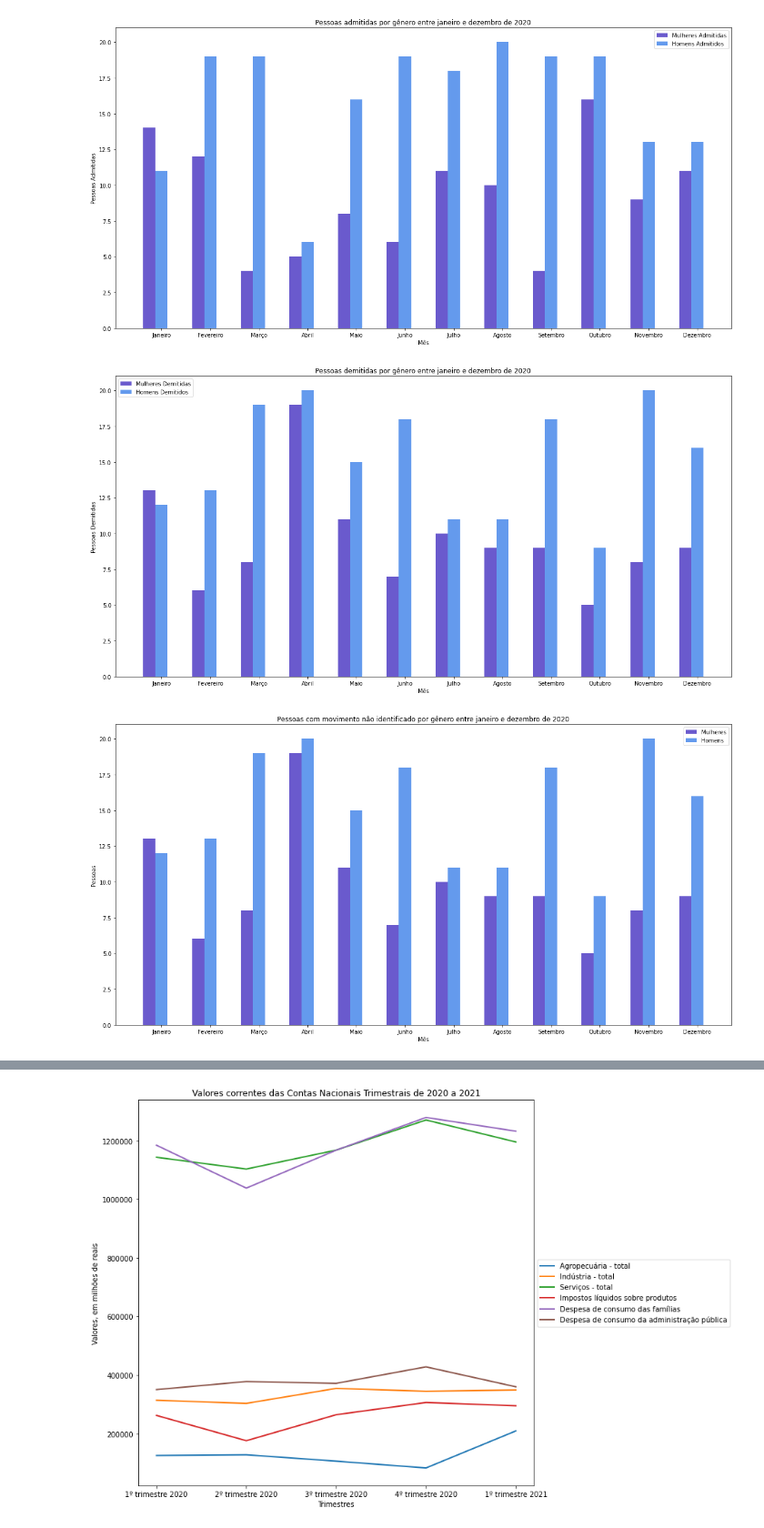
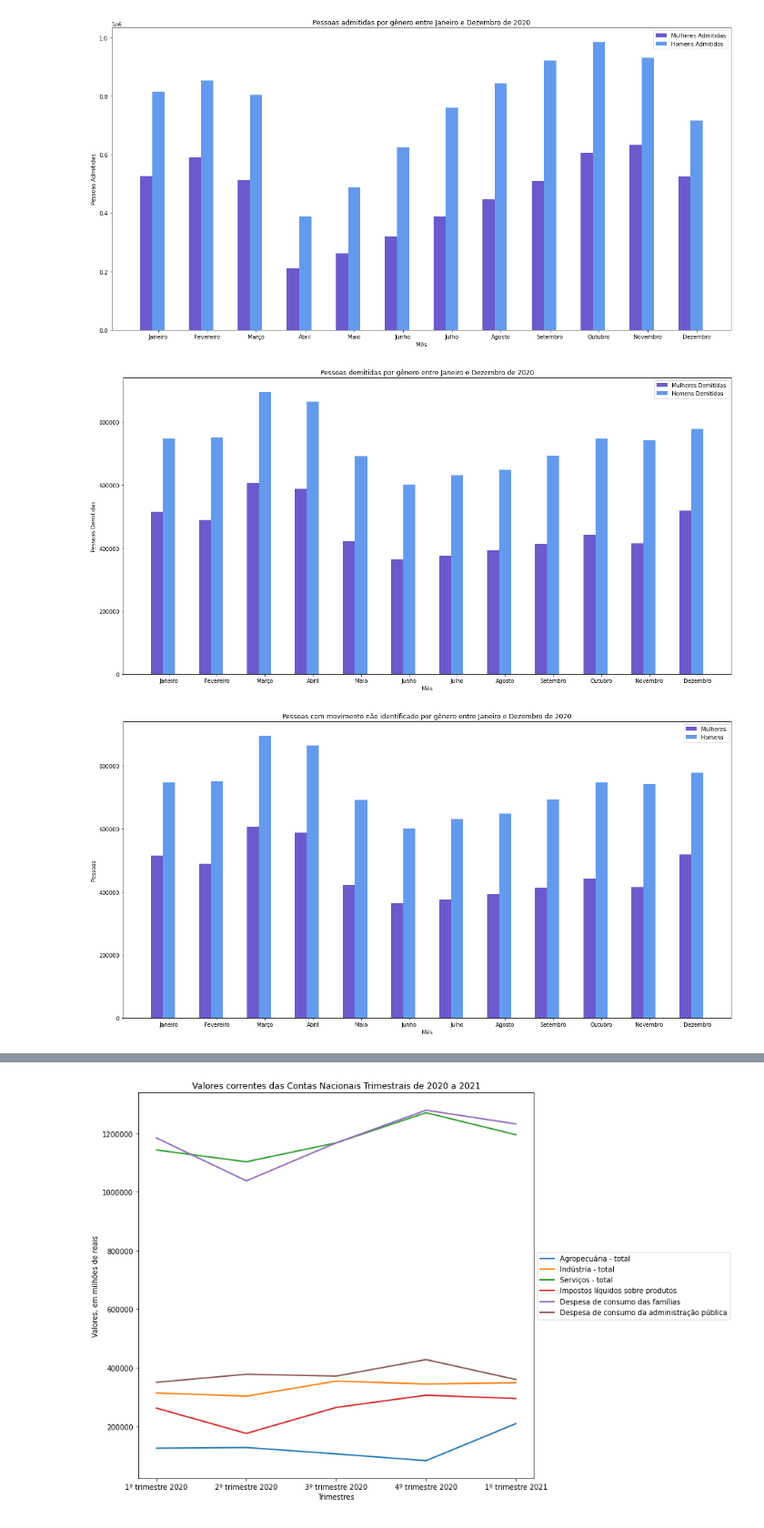
Before and after one commit to barbaraport/analise-empregabilidade-caged, a Jupyter notebook: analise-empregabilidade-caged.ipynb, the cells around one changed output, grey strips where cells are left out. Shown at 91% size. Saved outputs shown, nothing was run; the diff lists cells and outputs as text; code cells hidden in the pictures.

```diff
--- a/analise-empregabilidade-caged.ipynb
+++ b/analise-empregabilidade-caged.ipynb
@@ -211,11 +207,12 @@ def plotGraficoEmpregoGenero(mulheres,homens,label_homens,label_mulheres,xlabel,
 #Admissões e demissões por gênero 2020
 empregoPorGenero2020 = {}
 for mes in movimento2020:
-    empregoPorGenero2020[mes]=contagemEmpregoSexo(movimento2020[mes].sample(50).groupby(['tipomovimentação'])['sexo'].value_counts().to_dict())
+    empregoPorGenero2020[mes]=contagemEmpregoSexo(movimento2020[mes].groupby(['tipomovimentação'])['sexo'].value_counts().to_dict())
+
 #Admissões e demissões por gênero 2021
 empregoPorGenero2021 = {}
 for mes in movimento2021:
-    empregoPorGenero2021[mes]=contagemEmpregoSexo(movimento2021[mes].sample(50).groupby(['tipomovimentação'])['sexo'].value_counts().to_dict())
+    empregoPorGenero2021[mes]=contagemEmpregoSexo(movimento2021[mes].groupby(['tipomovimentação'])['sexo'].value_counts().to_dict())
 # %%
 #função para renderizar o gráfico de emprego de acordo com a classe social
 def plotGraficoEmpregoClasseSocial(lista_A,lista_B,lista_C,lista_D,lista_E,ylabel,xlabel,title,tamanhox,tamanhoy,meses):
@@ -237,26 +234,27 @@ def plotGraficoEmpregoClasseSocial(lista_A,lista_B,lista_C,lista_D,lista_E,ylabe
 # %%
 #Gŕaficos de Admissões e demissões por gênero 2020
 mulheres_admitidos2020 = []
 mulheres_demitidos2020 = []
 homens_admitidos2020 = []
 homens_demitidos2020 = []
 mulheres_nao_identificado2020 = []
 homens_nao_identificado2020 = []
 
 for mes,dic in empregoPorGenero2020.items():
     mulheres_admitidos2020.append(dic['mulheres']['admissoes'])
     homens_admitidos2020.append(dic['homens']['admissoes'])
     mulheres_demitidos2020.append(dic['mulheres']['demissoes'])
     homens_demitidos2020.append(dic['homens']['demissoes'])
     mulheres_nao_identificado2020.append(dic['mulheres']['nao_identificado'])
     homens_nao_identificado2020.append(dic['homens']['nao_identificado'])
-plotGraficoEmpregoGenero(mulheres_admitidos2020,homens_admitidos2020,'Homens Admitidos','Mulheres Admitidas','Mês','Pessoas Admitidas','Pessoas admitidas por gênero entre janeiro e dezembro de 2020',20,10,meses_grafico2020)
-plotGraficoEmpregoGenero(mulheres_demitidos2020,homens_demitidos2020,'Homens Demitidos','Mulheres Demitidas','Mês','Pessoas Demitidas','Pessoas demitidas por gênero entre janeiro e dezembro de 2020',20,10,meses_grafico2020)
-plotGraficoEmpregoGenero(mulheres_demitidos2020,homens_demitidos2020,'Homens','Mulheres','Mês','Pessoas','Pessoas com movimento não identificado por gênero entre janeiro e dezembro de 2020',20,10,meses_grafico2020)
+
+plotGraficoEmpregoGenero(mulheres_admitidos2020,homens_admitidos2020,'Homens Admitidos','Mulheres Admitidas','Mês','Pessoas Admitidas','Pessoas admitidas por gênero entre Janeiro e Dezembro de 2020',20,10,meses_grafico2020)
+plotGraficoEmpregoGenero(mulheres_demitidos2020,homens_demitidos2020,'Homens Demitidos','Mulheres Demitidas','Mês','Pessoas Demitidas','Pessoas demitidas por gênero entre Janeiro e Dezembro de 2020',20,10,meses_grafico2020)
+plotGraficoEmpregoGenero(mulheres_demitidos2020,homens_demitidos2020,'Homens','Mulheres','Mês','Pessoas','Pessoas com movimento não identificado por gênero entre Janeiro e Dezembro de 2020',20,10,meses_grafico2020)
 # %% [output]
-[figure, old version]
+[figure, new version]
-[figure, old version]
+[figure, new version]
-[figure, old version]
+[figure, new version]
 # %%
 #Gŕaficos de Admissões e demissões por gênero 2021
 mulheres_admitidos2021 = []
```
Also changed, not shown: parts of 28 cells of this notebook.
